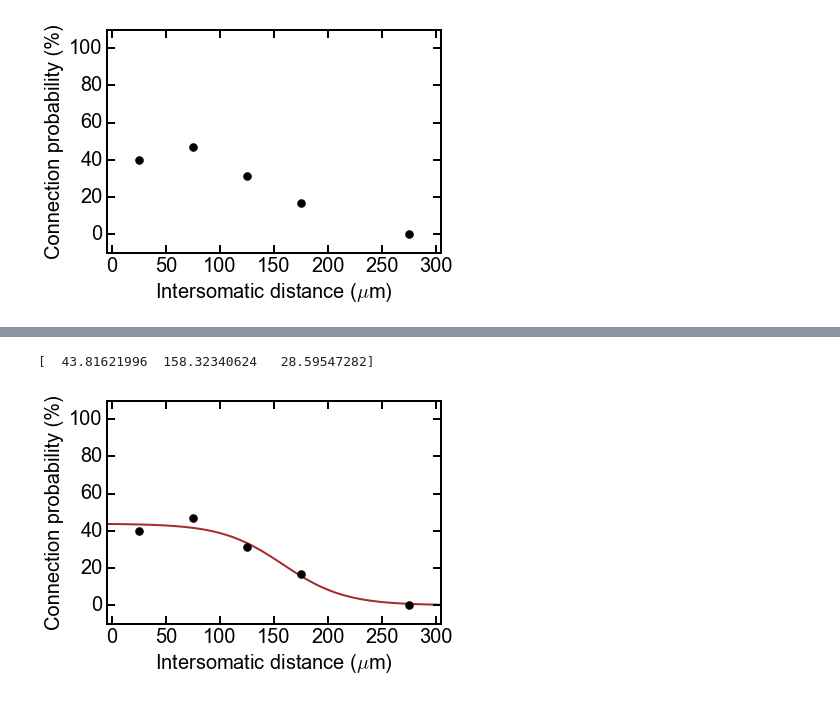
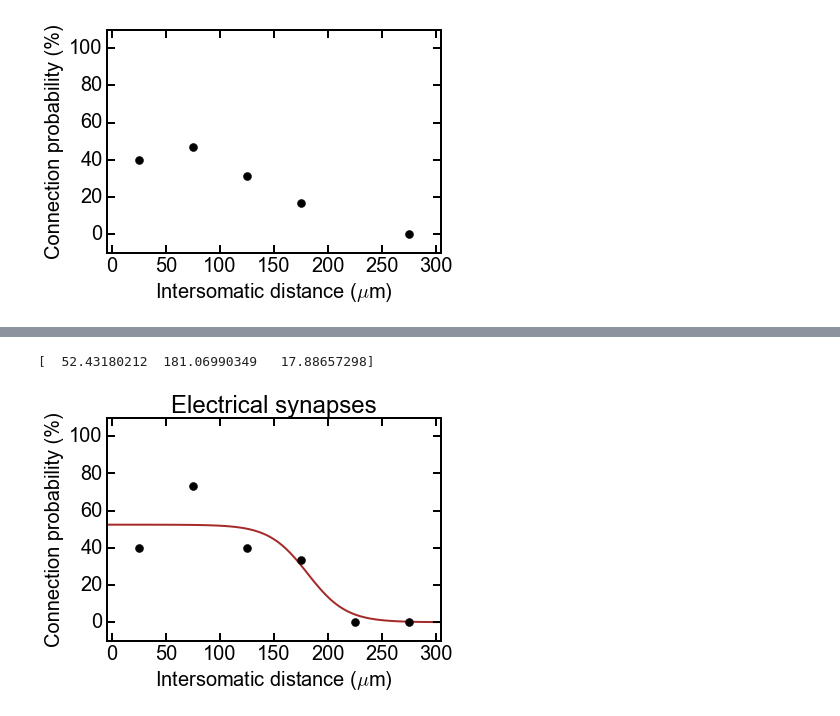
Before and after one commit to ClaudiaEsp/inet, a Jupyter notebook: Analysis/Distance-dependent connectivity between inhibitory neurons.ipynb, the cells around one changed output, grey strips where cells are left out. Drawn from its saved outputs; the diff is of its cells as text; code cells hidden in the pictures.

```diff
--- a/Analysis/Distance-dependent connectivity between inhibitory neurons.ipynb
+++ b/Analysis/Distance-dependent connectivity between inhibitory neurons.ipynb
@@ -51,0 +62,12 @@ plt.ylabel('Connection probability (%)');
+# %%
+# Plot probabilities of inhibitory electrical synapses between inhibitory neurons
+ichem_found  = np.array([ 5, 15, 15, 6, 4, 1,  2], dtype=int)
+ichem_tested = np.array([ 2, 11,  6, 2, 0, 0,  0], dtype=float)
+
+yval = (ichem_tested/ichem_found)*100
+xval = arange(25,350,50) # bins
+
+plt.plot(xval, yval, 'ko');
+plt.ylim(-10,110), plt.xlim(-5, 305);
+plt.xlabel('Intersomatic distance ($\mu$m)');
+plt.ylabel('Connection probability (%)');
@@ -54,19 +78,20 @@ pinit = [50, 150, 15] # initial guess for amplitude, half-width and slope
 lower_bounds = (0, 0, 15)
 upper_bounds = (100, 300, 100)
 mybounds = ((lower_bounds, upper_bounds))
-popt, pcov = curve_fit(f=sigmoid, xdata= xval, ydata= yval, p0 = pinit, method='trf', bounds=mybounds)
-
+popt, pcov = curve_fit(f=sigmoid, xdata= xval, ydata= yval, p0 = pinit, \
+                        method='trf', bounds=mybounds)
 print(popt)
 # %% [output]
-[  43.81621996  158.32340624   28.59547282]
+[  52.43180212  181.06990349   17.88657298]
 # %%
 xfit = np.linspace(-5,305, 100)
 yfit = sigmoid(xfit, popt[0], popt[1], popt[2])
 plt.plot(xfit, yfit, color='brown')
 
 plt.plot(xval, yval, 'ko');
 plt.ylim(-10,110), plt.xlim(-5, 305);
 plt.xlabel('Intersomatic distance ($\mu$m)');
 plt.ylabel('Connection probability (%)');
+plt.title('Electrical synapses');
 # %% [output]
-[figure, old version]
+[figure, new version]
```
Also changed, not shown: parts of 8 cells of this notebook, 3 other files.
